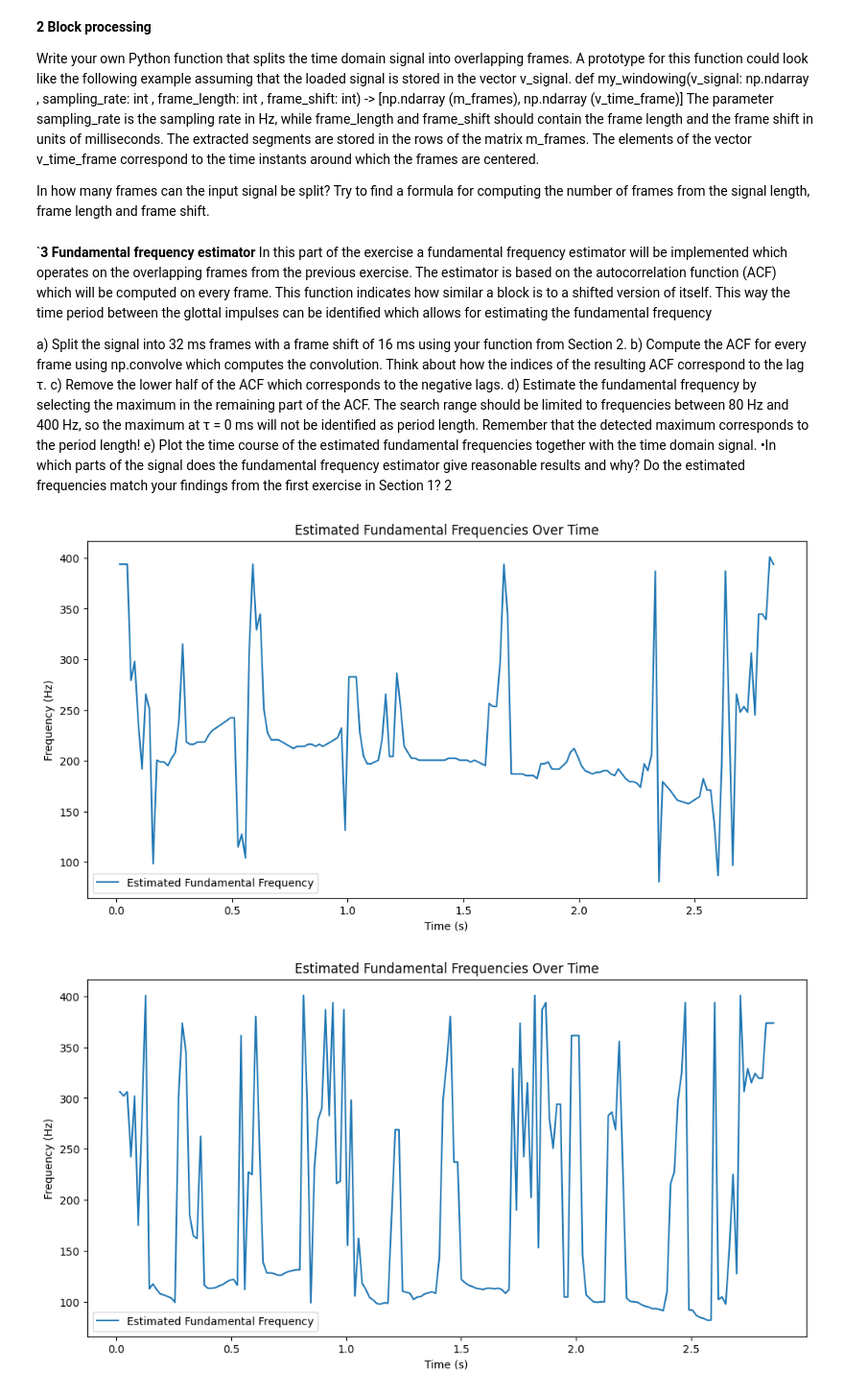
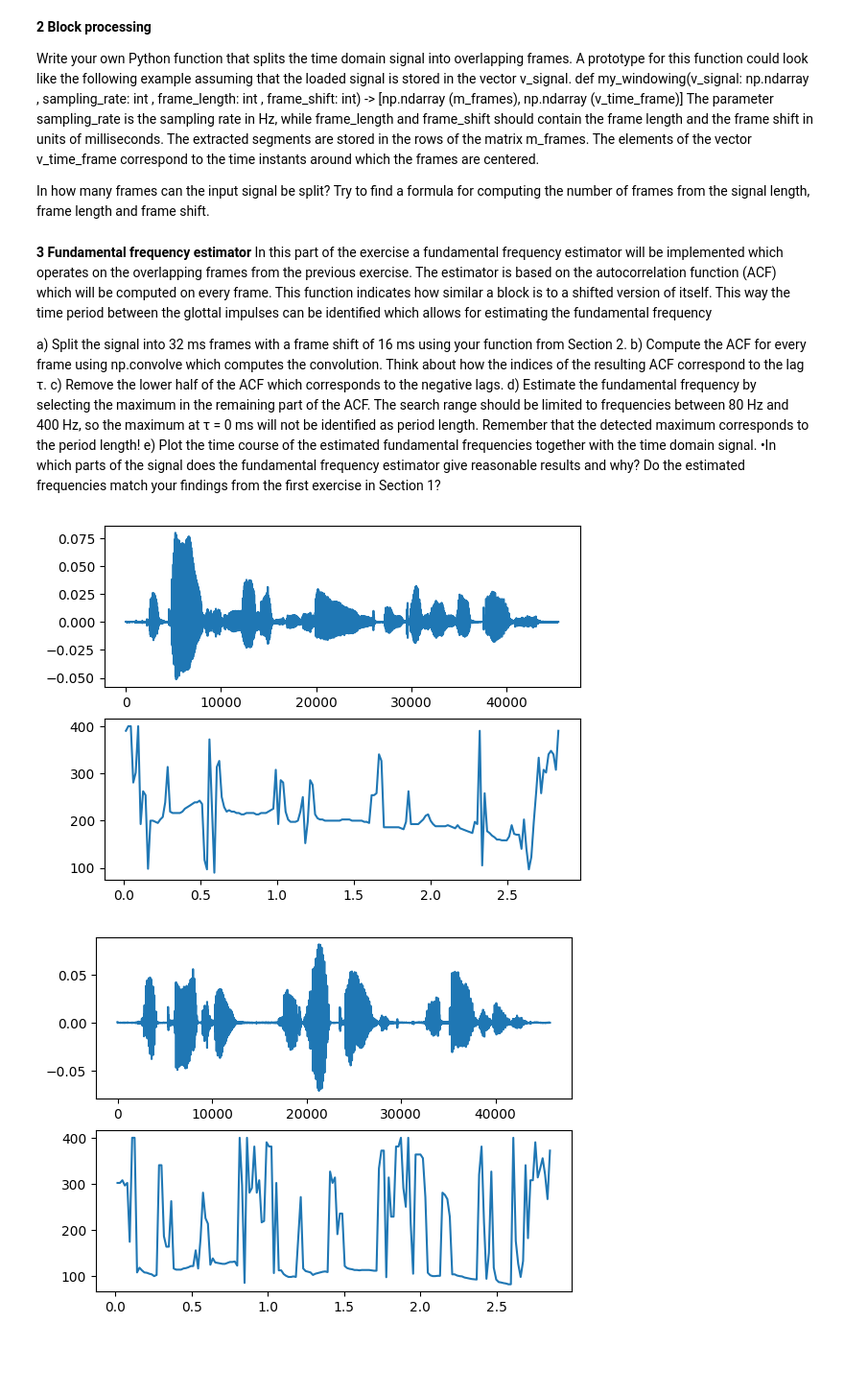
Before and after one commit to leorehm/ssv, a Jupyter notebook: Exercise1/exercise1.ipynb, the cells around one changed output. Shown: that part at 96% size. Drawn from its saved outputs; the diff is of its cells as text; code cells hidden in the pictures; blank space fills up the shorter version.

```diff
--- a/Exercise1/exercise1.ipynb
+++ b/Exercise1/exercise1.ipynb
@@ -13,7 +13,7 @@ wave_files = [
 1a) Load the wave files from the archive. What is the sampling frequency of the signals?
 # %%
 def get_sampling_freq(path):
-    _, sampling_rate = librosa.load(path)
+    _, sampling_rate = librosa.load(path, sr=None)
     print(f"The sampling frequency of file '{path}' is {sampling_rate} Hz.")
 
 for file in wave_files:
@@ -133,8 +133,10 @@ def my_windowing(v_signal: np.ndarray, sampling_rate: int, frame_length: int, fr
         v_time_frame[i] = (start + samples_per_frame / 2) / sampling_rate
 
     return m_frames, v_time_frame
+
+y, sr = librosa.load(wave_files[0], sr=None)
 # %% [markdown]
-`**3 Fundamental frequency estimator**
+**3 Fundamental frequency estimator**
 In this part of the exercise a fundamental frequency estimator will be implemented which operates on the
 overlapping frames from the previous exercise. The estimator is based on the autocorrelation function (ACF)
 which will be computed on every frame. This function indicates how similar a block is to a shifted version of
@@ -151,7 +153,6 @@ identified as period length. Remember that the detected maximum corresponds to t
 e) Plot the time course of the estimated fundamental frequencies together with the time domain signal.
 •In which parts of the signal does the fundamental frequency estimator give reasonable results and why?
 Do the estimated frequencies match your findings from the first exercise in Section 1?
-2
 # %%
 def estimate_fundamental_frequencies(v_signal, sampling_rate, frame_length_ms=32, frame_shift_ms=16):
     # Step a: Split the signal into frames
@@ -172,28 +173,32 @@ def estimate_fundamental_frequencies(v_signal, sampling_rate, frame_length_ms=32
         max_lag = sampling_rate // 80   # Minimum frequency
 
         # Step d: Identify peak within the lag range corresponding to 80 Hz to 400 Hz
-        if max_lag < len(acf):  # Ensure the array is long enough to support this range
-            peak_lag = np.argmax(acf[min_lag:max_lag]) + min_lag
-            fundamental_freq = sampling_rate / peak_lag
-        else:
-            fundamental_freq = 0  # No valid frequency found within bounds
+        # if max_lag < len(acf):  # Ensure the array is long enough to support this range
+        peak_lag = np.argmax(acf[min_lag:max_lag]) + min_lag
+        fundamental_freq = sampling_rate / peak_lag
+        # else:
+            # fundamental_freq = 0  # No valid frequency found within bounds
 
         fundamental_freqs.append(fundamental_freq)
 
     return np.array(fundamental_freqs), frame_times
 # %%
 for file in wave_files:
-    v_signal, sampling_rate = librosa.load(file)
+    v_signal, sampling_rate = librosa.load(file, sr=None)
     fundamental_freqs, frame_times = estimate_fundamental_frequencies(v_signal, sampling_rate)
 
+    fig, (ax1, ax2) = plt.subplots(2,1, sharey=False)
+    ax1.plot(np.arange(len(v_signal)), v_signal)
+    ax2.plot(frame_times, fundamental_freqs)
+    fig.show()
     # Step e: Plot the estimated fundamental frequencies
-    plt.figure(figsize=(12, 6))
-    plt.plot(frame_times, fundamental_freqs, label='Estimated Fundamental Frequency')
-    plt.xlabel('Time (s)')
-    plt.ylabel('Frequency (Hz)')
-    plt.title(f'Estimated Fundamental Frequencies Over Time: {file}')
-    plt.legend()
-    plt.show()
+    # plt.figure(figsize=(12, 6))
+    # plt.plot(frame_times, fundamental_freqs, label='Estimated Fundamental Frequency')
+    # plt.xlabel('Time (s)')
+    # plt.ylabel('Frequency (Hz)')
+    # plt.title(f'Estimated Fundamental Frequencies Over Time: {file}')
+    # plt.legend()
+    # plt.show()
 # %% [output]
-[figure, old version]
+[figure, new version]
-[figure, old version]
+[figure, new version]
```
Also changed, not shown: parts of 2 cells of this notebook, 2 other files.
